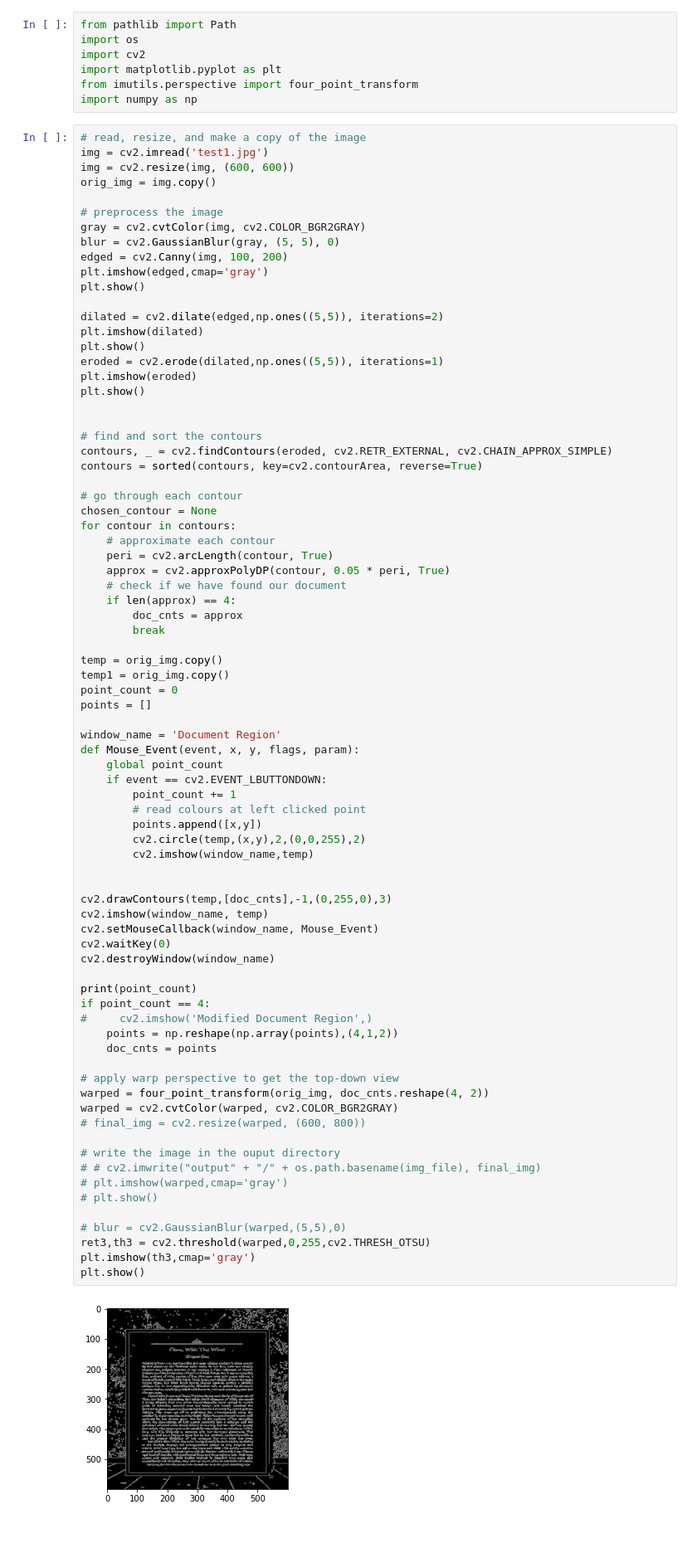
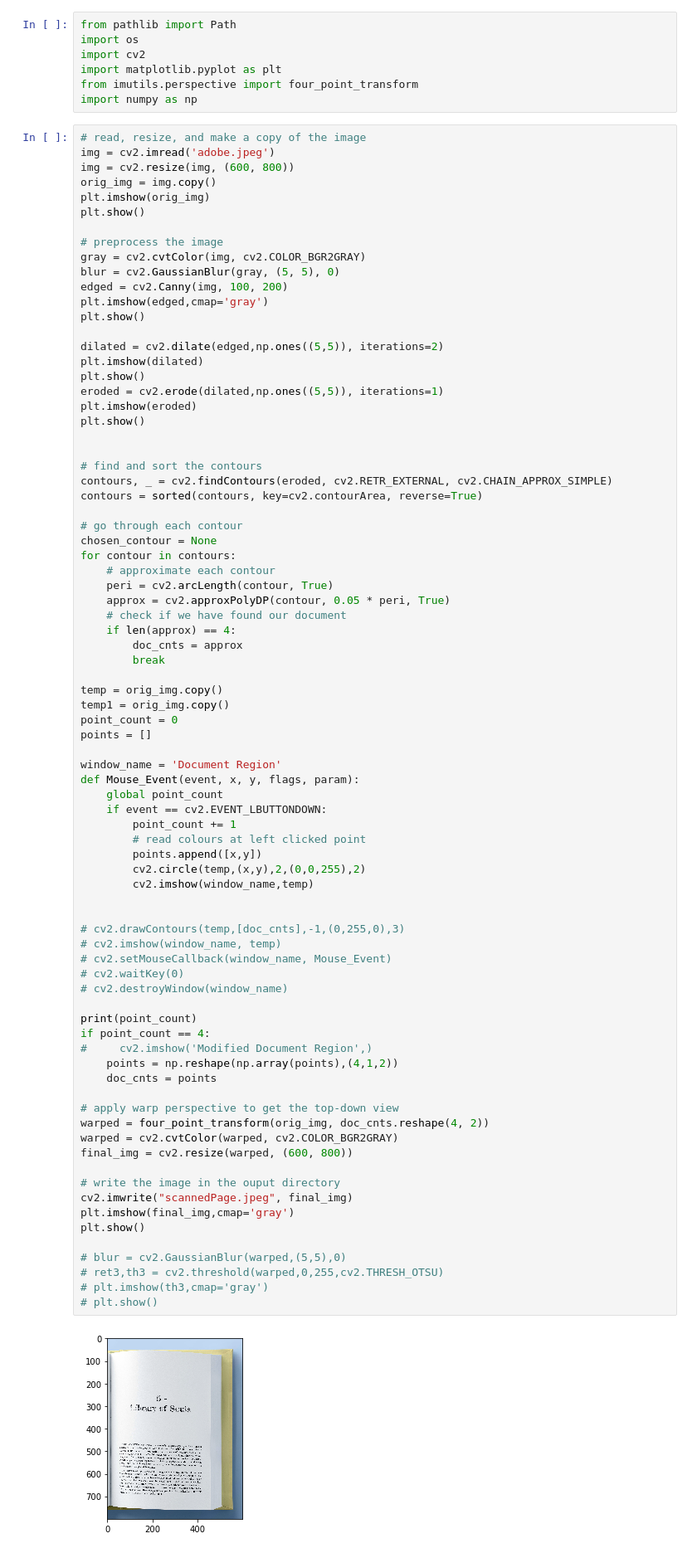
Before and after one commit to butter-chicken27/ocr, a Jupyter notebook: ScanToPage.ipynb, the cells around one changed output. Shown at 83% size. Saved outputs shown, nothing was run; the diff lists cells and outputs as text.

```diff
--- a/ScanToPage.ipynb
+++ b/ScanToPage.ipynb
@@ -7,9 +7,11 @@ from imutils.perspective import four_point_transform
 import numpy as np
 # %%
 # read, resize, and make a copy of the image
-img = cv2.imread('test1.jpg')
-img = cv2.resize(img, (600, 600))
+img = cv2.imread('adobe.jpeg')
+img = cv2.resize(img, (600, 800))
 orig_img = img.copy()
+plt.imshow(orig_img)
+plt.show()
 
 # preprocess the image
 gray = cv2.cvtColor(img, cv2.COLOR_BGR2GRAY)
@@ -45,43 +47,43 @@ temp = orig_img.copy()
 temp1 = orig_img.copy()
 point_count = 0
 points = []
 
 window_name = 'Document Region'
 def Mouse_Event(event, x, y, flags, param):
     global point_count
     if event == cv2.EVENT_LBUTTONDOWN:
         point_count += 1
         # read colours at left clicked point
         points.append([x,y])
         cv2.circle(temp,(x,y),2,(0,0,255),2)
         cv2.imshow(window_name,temp)
 
 
-cv2.drawContours(temp,[doc_cnts],-1,(0,255,0),3)
-cv2.imshow(window_name, temp)
-cv2.setMouseCallback(window_name, Mouse_Event)
-cv2.waitKey(0)
-cv2.destroyWindow(window_name)
+# cv2.drawContours(temp,[doc_cnts],-1,(0,255,0),3)
+# cv2.imshow(window_name, temp)
+# cv2.setMouseCallback(window_name, Mouse_Event)
+# cv2.waitKey(0)
+# cv2.destroyWindow(window_name)
 
 print(point_count)
 if point_count == 4:
 #     cv2.imshow('Modified Document Region',)
     points = np.reshape(np.array(points),(4,1,2))
     doc_cnts = points
 
 # apply warp perspective to get the top-down view
 warped = four_point_transform(orig_img, doc_cnts.reshape(4, 2))
 warped = cv2.cvtColor(warped, cv2.COLOR_BGR2GRAY)
-# final_img = cv2.resize(warped, (600, 800))
+final_img = cv2.resize(warped, (600, 800))
 
 # write the image in the ouput directory
-# # cv2.imwrite("output" + "/" + os.path.basename(img_file), final_img)
-# plt.imshow(warped,cmap='gray')
-# plt.show()
+cv2.imwrite("scannedPage.jpeg", final_img)
+plt.imshow(final_img,cmap='gray')
+plt.show()
 
 # blur = cv2.GaussianBlur(warped,(5,5),0)
-ret3,th3 = cv2.threshold(warped,0,255,cv2.THRESH_OTSU)
-plt.imshow(th3,cmap='gray')
-plt.show()
+# ret3,th3 = cv2.threshold(warped,0,255,cv2.THRESH_OTSU)
+# plt.imshow(th3,cmap='gray')
+# plt.show()
 # %% [output]
-[figure, old version]
+[figure, new version]
```
Also changed, not shown: parts of 1 cell of this notebook, 6 other files.
